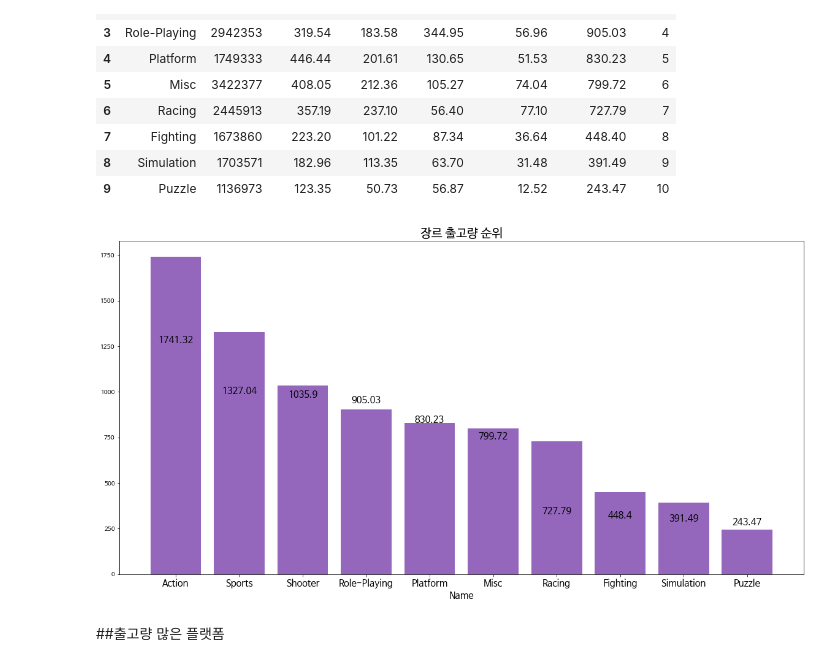
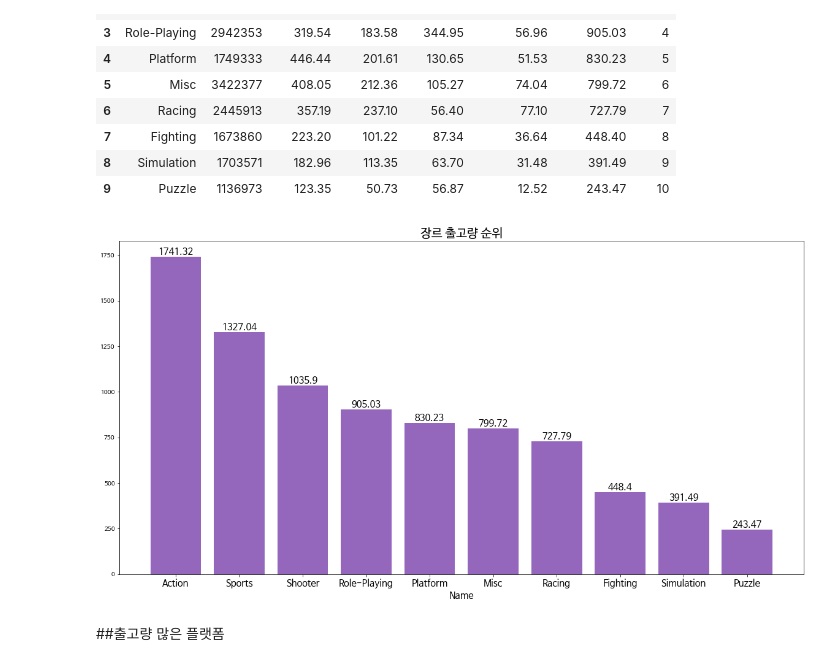
Before and after one commit to poandpo/project-, a Jupyter notebook: project1.ipynb, the cells around one changed output. Saved outputs shown, nothing was run; the diff lists cells and outputs as text; code cells hidden in the pictures.

```diff
--- a/project1.ipynb
+++ b/project1.ipynb
@@ -675,27 +692,27 @@ df_G
 # %%
 import matplotlib
 
 plt.figure(figsize=(20,10))
 
 Genre= ['Action',	'Sports',	'Shooter',	'Role-Playing',	'Platform',	'Misc',	'Racing',	'Fighting',	'Simulation',	'Puzzle']
 xtick_label_position_3 = list(range(len(Genre)))
 
 plt.xticks(xtick_label_position_3, Genre,fontsize = '15')
 plt.bar(xtick_label_position_3, df_G.iloc[:,6], color='tab:purple')
 
 for k, l in enumerate(xtick_label_position_3):
-    plt.text(l, df_p.iloc[:,6][k],round(df_G.iloc[:,6][k],2),                # 좌표 (x축 = v, y축 = y[0]..y[1], 표시 = y[0]..y[1])
+    plt.text(l, df_G.iloc[:,6][k],round(df_G.iloc[:,6][k],2),                # 좌표 (x축 = v, y축 = y[0]..y[1], 표시 = y[0]..y[1])
              fontsize = 15,
 
              horizontalalignment='center',  # horizontalalignment (left, center, right)
              verticalalignment='bottom')
 
 plt.title('장르 출고량 순위',fontsize=20) ## 타이틀 출력
 plt.xlabel('Name',fontsize=15) ## x축 라벨 출력
 
 plt.show()
 # %% [output]
-[figure, old version]
+[figure, new version]
 # %% [markdown]
 ##출고량 많은 플랫폼
 # %%
```
Also changed, not shown: parts of 19 cells of this notebook.
